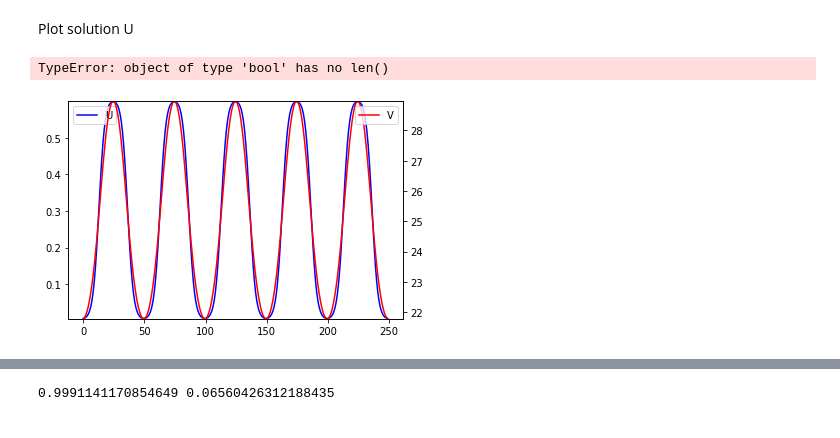
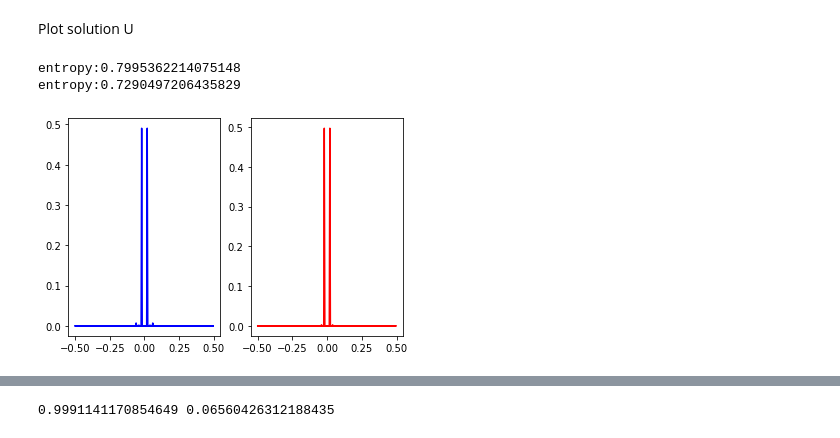
Before and after one commit to martinaoliver/modelling, a Jupyter notebook: growth/src/patternAnalysis/fourierAnalysis.ipynb, the cells around one changed output, grey strips where cells are left out. Cells and saved outputs as stored; diff of their text form; code cells hidden in the pictures.

```diff
--- a/growth/src/patternAnalysis/fourierAnalysis.ipynb
+++ b/growth/src/patternAnalysis/fourierAnalysis.ipynb
@@ -21,0 +23,24 @@ from scipy.fft import fft, ifft
+# %%
+def plotfourier(U0,c='b', round=False):
+    if round==True:
+        U0 = np.round(U0,decimals=2)
+        print(np.amin(U0),np.amax(U0))
+    # mean_U0 = np.mean(U0)
+    # U0_centered = U0 - mean_U0
+    fft_U0 = fft(U0)
+    ps = np.real(fft_U0)**2 + np.imag(fft_U0)**2
+    freq = np.fft.fftfreq(len(U0))
+    nonzeroPs = np.round(ps[1:],decimals=3)
+    # plt.scatter(freq[1:], ps[1:], c=c)
+    if np.sum(nonzeroPs)>0:
+        nonzeroPsNormalized = nonzeroPs/np.sum(nonzeroPs)
+    if np.sum(nonzeroPs)==0:
+        nonzeroPsNormalized = np.full(len(nonzeroPs),1/len(nonzeroPs))
+
+    # print(np.sum(nonzeroPs))
+    plt.plot(freq[1:],nonzeroPsNormalized, c=c)
+    scipyEntropy = entropy(nonzeroPsNormalized)
+    #prominent frequencies
+    # prominentFreq = freq[nonzeroPsNormalized > 0.01]
+    # print(prominentFreq)
+    return scipyEntropy
@@ -36,7 +59,21 @@ U
 # %% [markdown]
 Plot solution U
-# %%
-plot1D(U, round=False)
-# %% [output]
-TypeError: object of type 'bool' has no len()
-[figure, removed]
+# %%
+parID=41018#[41018,30997]
+filename='%s_variant%s_%s_ID%r_L%r_J%r_T%r_N%r'%(circuit_n,variant,mechanism,parID,L,J,T,N)
+U = pickle.load( open(modellingpath + '/growth/out/numerical/%s/%s/data/2Dfinal_%s.pkl'%(circuit_n,mechanism,filename), 'rb'))
+round_to = 3
+U = [[round_it(U0x,round_to) for U0x in U0] for U0 in U]
+
+plot1D(U, round=False)
+plt.subplot(1,2,1)
+
+entropies = plotfourier(U[0],c='b')
+print(f'entropy:{entropies}')
+plt.subplot(1,2,2)
+entropies = plotfourier(U[1],c='r')
+print(f'entropy:{entropies}')
+# %% [output]
+entropy:0.7995362214075148
+entropy:0.7290497206435829
+[figure, added]
```
Also changed, not shown: parts of 12 cells of this notebook, 16 other files.
